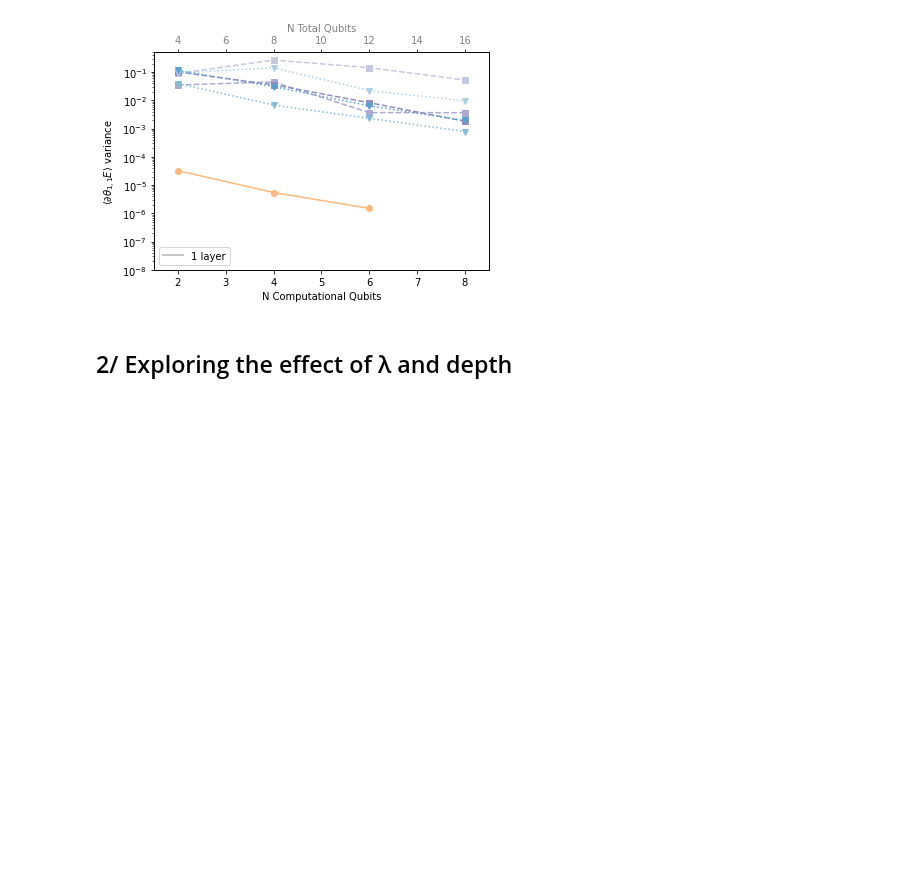
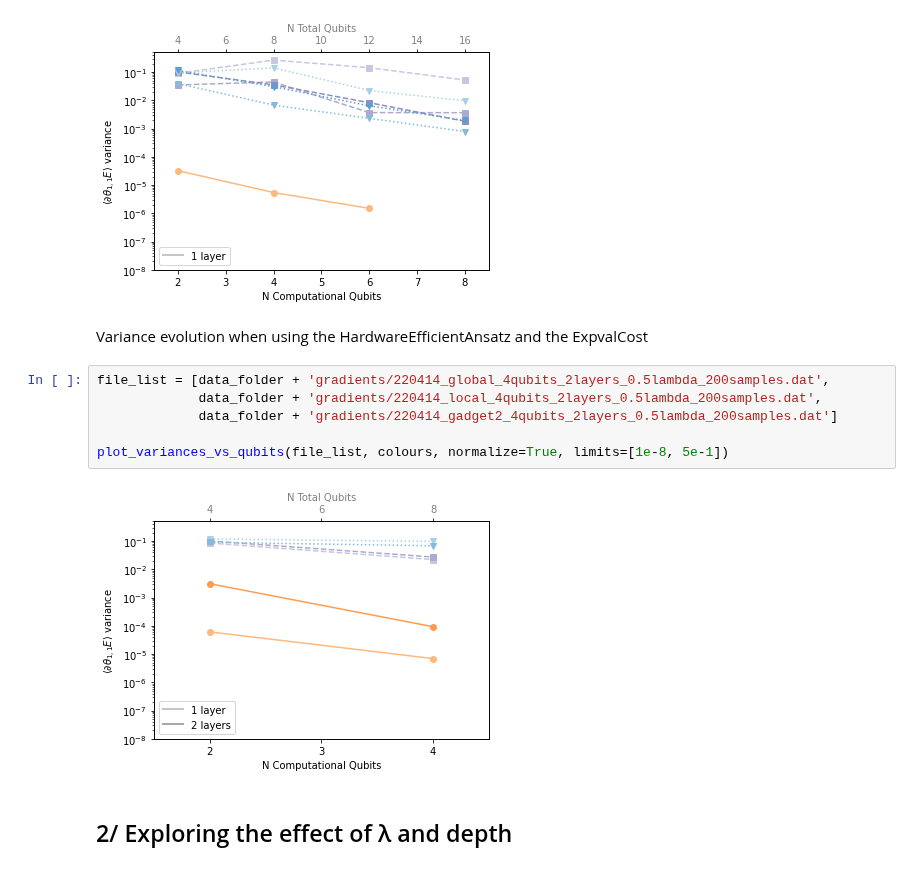
Before and after one commit to SimonCichy/barren-gadgets, a Jupyter notebook: plotting/relevant_results.ipynb, the cells around one changed output. Saved outputs shown, nothing was run; the diff lists cells and outputs as text; blank space fills up the shorter version.

```diff
--- a/plotting/relevant_results.ipynb
+++ b/plotting/relevant_results.ipynb
@@ -103,6 +103,16 @@ file_list = [data_folder + 'gradients/220413_global_8qubits_5layers_0.5lambda_20
 plot_variances_vs_qubits(file_list, colours, normalize=True, limits=[1e-8, 5e-1])
 # %% [output]
 [figure]
+# %% [markdown]
+Variance evolution when using the HardwareEfficientAnsatz and the ExpvalCost
+# %%
+file_list = [data_folder + 'gradients/220414_global_4qubits_2layers_0.5lambda_200samples.dat',
+             data_folder + 'gradients/220414_local_4qubits_2layers_0.5lambda_200samples.dat',
+             data_folder + 'gradients/220414_gadget2_4qubits_2layers_0.5lambda_200samples.dat']
+
+plot_variances_vs_qubits(file_list, colours, normalize=True, limits=[1e-8, 5e-1])
+# %% [output]
+[figure, added]
 # %% [markdown]
 2/ Exploring the effect of λ and depth
 -------------
```
Also changed, not shown: 2 other files.
